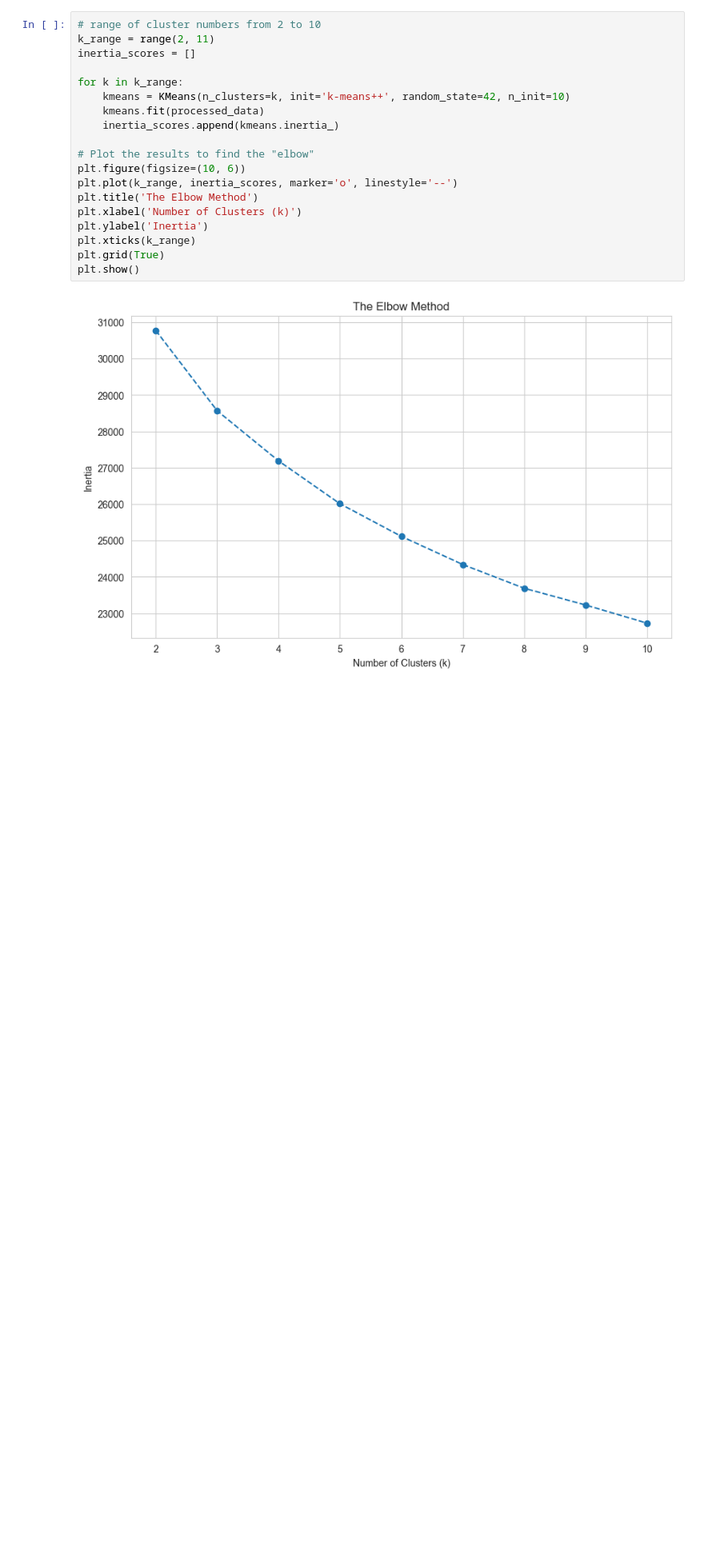
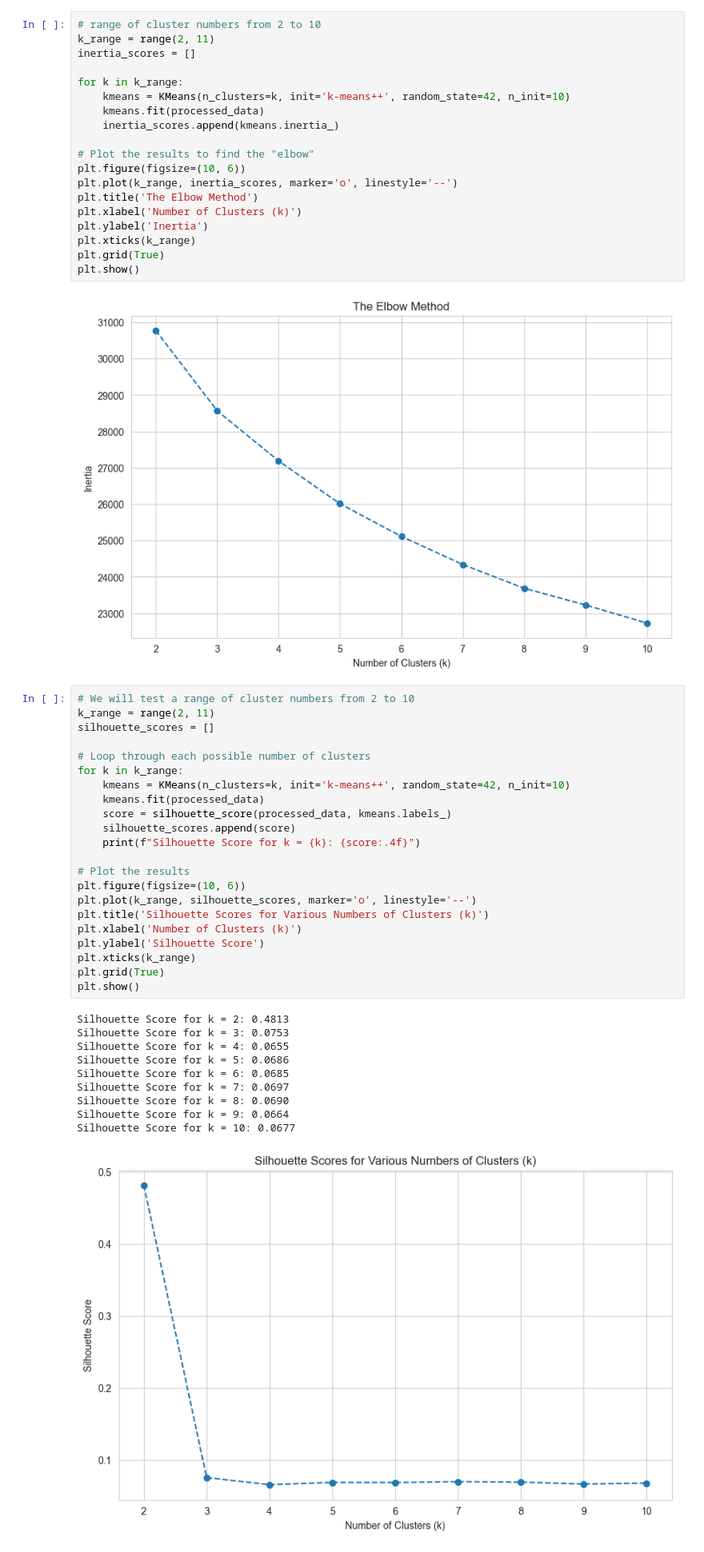
Before and after one commit to TaherBatterywala/In-App-Purchase-Spending-Analysis, a Jupyter notebook: notebook/2_Model1.ipynb, the cells around one changed output. Shown at 80% size. Cells and saved outputs as stored; diff of their text form; blank space fills up the shorter version.

Commit message:
Silhoutte Score

```diff
--- a/notebook/2_Model1.ipynb
+++ b/notebook/2_Model1.ipynb
@@ -182,3 +182,36 @@ plt.grid(True)
 plt.show()
 # %% [output]
 [figure]
+# %%
+# We will test a range of cluster numbers from 2 to 10
+k_range = range(2, 11)
+silhouette_scores = []
+
+# Loop through each possible number of clusters
+for k in k_range:
+    kmeans = KMeans(n_clusters=k, init='k-means++', random_state=42, n_init=10)
+    kmeans.fit(processed_data)
+    score = silhouette_score(processed_data, kmeans.labels_)
+    silhouette_scores.append(score)
+    print(f"Silhouette Score for k = {k}: {score:.4f}")
+
+# Plot the results
+plt.figure(figsize=(10, 6))
+plt.plot(k_range, silhouette_scores, marker='o', linestyle='--')
+plt.title('Silhouette Scores for Various Numbers of Clusters (k)')
+plt.xlabel('Number of Clusters (k)')
+plt.ylabel('Silhouette Score')
+plt.xticks(k_range)
+plt.grid(True)
+plt.show()
+# %% [output]
+Silhouette Score for k = 2: 0.4813
+Silhouette Score for k = 3: 0.0753
+Silhouette Score for k = 4: 0.0655
+Silhouette Score for k = 5: 0.0686
+Silhouette Score for k = 6: 0.0685
+Silhouette Score for k = 7: 0.0697
+Silhouette Score for k = 8: 0.0690
+Silhouette Score for k = 9: 0.0664
+Silhouette Score for k = 10: 0.0677
+[figure, added]
```
